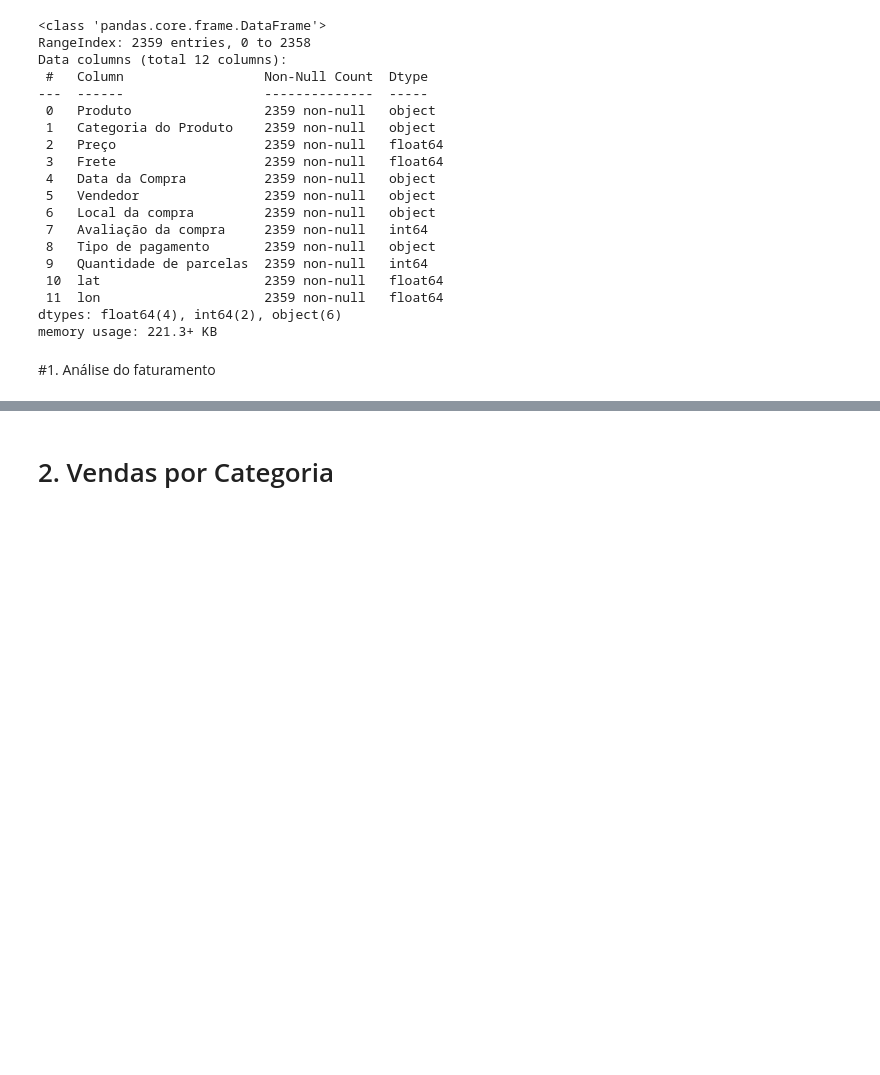
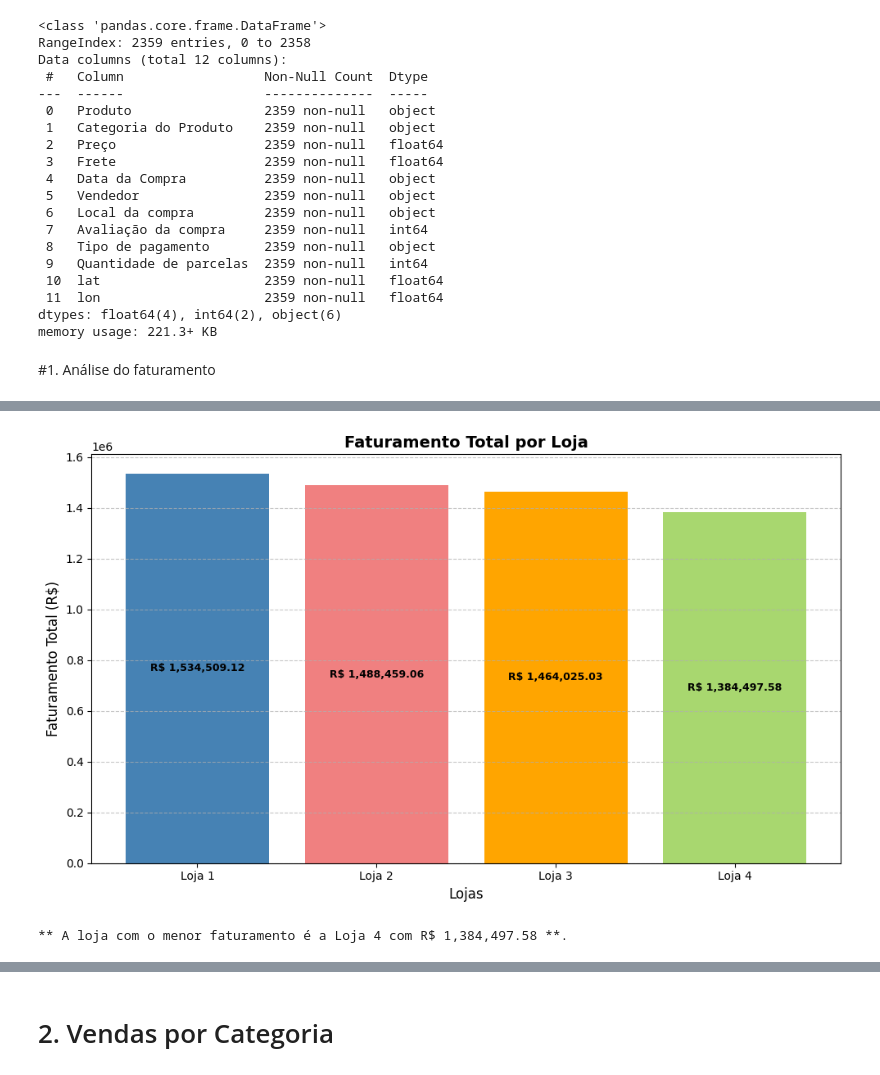
Before and after one commit to EritonPalma/Amigo-Secreto, a Jupyter notebook: AluraStoreBrasil.ipynb, the cells around one changed output, grey strips where cells are left out. Cells and saved outputs as stored; diff of their text form; code cells hidden in the pictures; blank space fills up the shorter version.

```diff
--- a/AluraStoreBrasil.ipynb
+++ b/AluraStoreBrasil.ipynb
@@ -60,0 +78,50 @@ O Faturamento Total da Loja 4: R$ 1,384,497.58
+# %%
+import matplotlib.pyplot as plt
+
+# Preparar listas para geração do gráfico de colunas do faturamento
+# total de cada loja
+nomes_lojas = ['Loja 1', 'Loja 2', 'Loja 3', 'Loja 4']
+faturamentos = [faturamento_loja1, faturamento_loja2, faturamento_loja3, faturamento_loja4]
+
+# Definir as cores das colunas do gráfico
+cores_finais = ['#4682B4', '#F08080', '#FFA500', '#A8D76F']
+
+#  Identificar a loja com menor faturamento
+loja_menor_fat = nomes_lojas[faturamentos.index(min(faturamentos))]
+
+# Criar gráfico de coluna
+plt.figure(figsize=(10, 6))
+barras = plt.bar(nomes_lojas, faturamentos, color=cores_finais)
+
+# Adicionando o valor do faturamento dentro de cada coluna
+for barra in barras:
+    yval = barra.get_height()
+    # Posição Y: Colocamos o texto a aproximadamente 50% da altura da barra
+    # Cor do Texto: Usamos a cor preta para garantir contraste com a cor da barra
+    cor_texto = 'black' # Alterado para preto para melhor legibilidade
+
+    plt.text(barra.get_x() + barra.get_width()/2, yval * 0.50, # 50% da altura da barra
+             f'R$ {yval:,.2f}',
+             ha='center', # Centralizado horizontalmente
+             va='center', # Centralizado verticalmente
+             fontsize=9,
+             color=cor_texto,
+             fontweight='bold')
+
+# Configurar gráfico de colunas
+plt.title('Faturamento Total por Loja', fontsize=14, fontweight='bold')
+plt.xlabel('Lojas', fontsize=12)
+plt.ylabel('Faturamento Total (R$)', fontsize=12)
+plt.xticks(rotation=0)
+plt.grid(axis='y', linestyle='--', alpha=0.7)
+plt.tight_layout()
+
+# Exibir gráfico de colunas
+plt.show()
+
+# Conclusão
+faturamento_minimo = min(faturamentos)
+print(f"\n** A loja com o menor faturamento é a {loja_menor_fat} com R$ {faturamento_minimo:,.2f} **.")
+# %% [output]
+[figure, added]
+** A loja com o menor faturamento é a Loja 4 com R$ 1,384,497.58 **.
```
Also changed, not shown: parts of 13 cells of this notebook.
